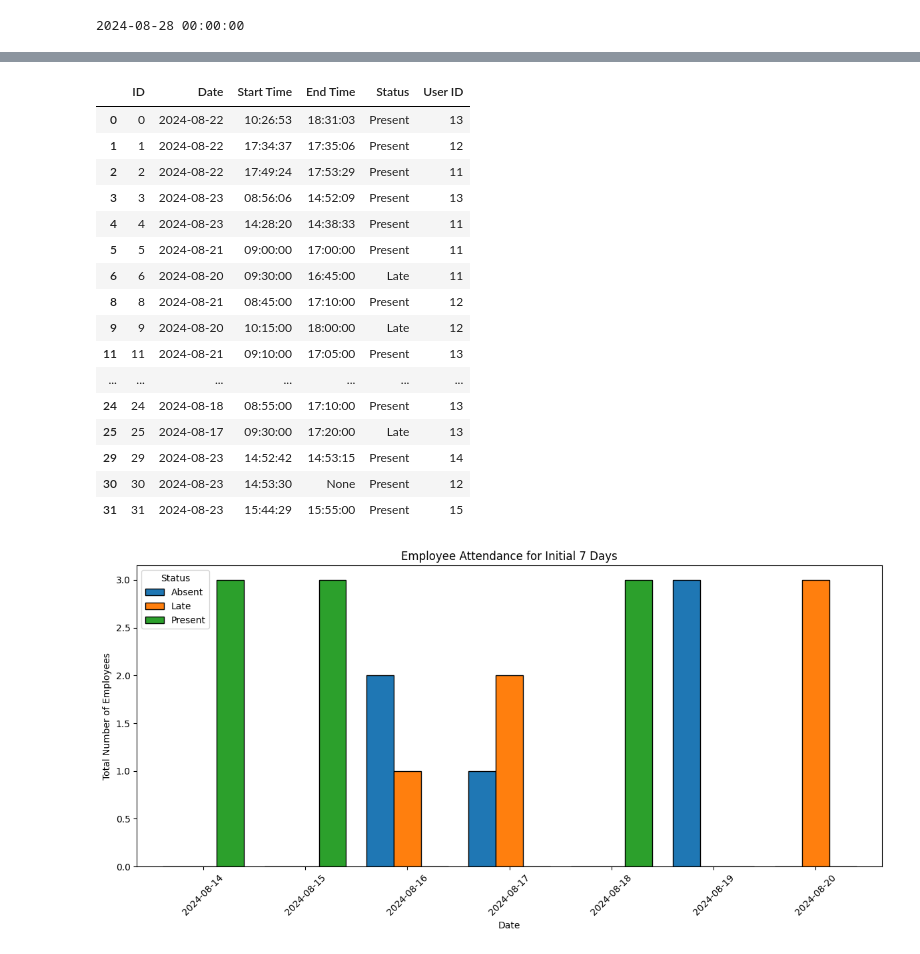
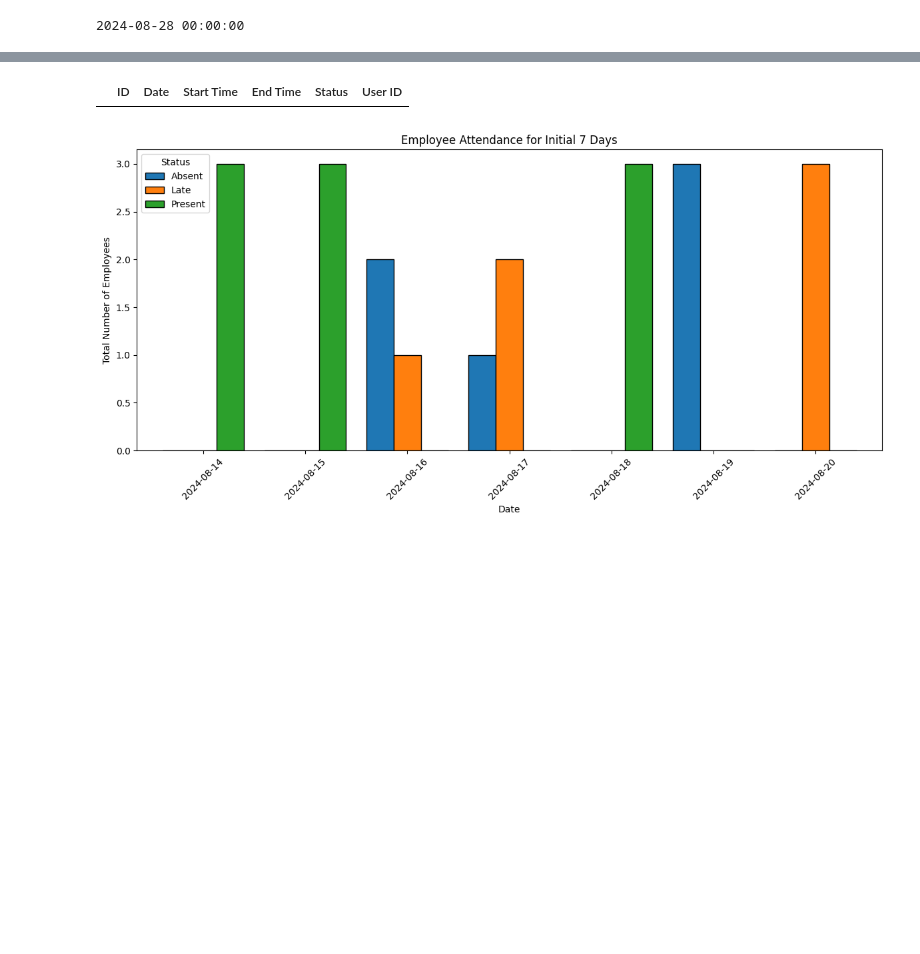
Before and after one commit to parn-jain/Sales_Tracker_deployment, a Jupyter notebook: Attendence-Analysis.py.ipynb, the cells around one changed output, grey strips where cells are left out. Drawn from its saved outputs; the diff is of its cells as text; code cells hidden in the pictures; blank space fills up the shorter version.

```diff
--- a/Attendence-Analysis.py.ipynb
+++ b/Attendence-Analysis.py.ipynb
@@ -106,23 +110,7 @@ plt.tight_layout()
 # %%
-week[~(week['Status'] == 'Absent')]
+week[(week['Status'] == 'Absent')]
 # %% [output]
 |  | ID | Date | Start Time | End Time | Status | User ID |
-| 0 | 0 | 2024-08-22 | 10:26:53 | 18:31:03 | Present | 13 |
-| 1 | 1 | 2024-08-22 | 17:34:37 | 17:35:06 | Present | 12 |
-| 2 | 2 | 2024-08-22 | 17:49:24 | 17:53:29 | Present | 11 |
-| 3 | 3 | 2024-08-23 | 08:56:06 | 14:52:09 | Present | 13 |
-| 4 | 4 | 2024-08-23 | 14:28:20 | 14:38:33 | Present | 11 |
-| 5 | 5 | 2024-08-21 | 09:00:00 | 17:00:00 | Present | 11 |
-| 6 | 6 | 2024-08-20 | 09:30:00 | 16:45:00 | Late | 11 |
-| 8 | 8 | 2024-08-21 | 08:45:00 | 17:10:00 | Present | 12 |
-| 9 | 9 | 2024-08-20 | 10:15:00 | 18:00:00 | Late | 12 |
-| 11 | 11 | 2024-08-21 | 09:10:00 | 17:05:00 | Present | 13 |
-| ... | ... | ... | ... | ... | ... | ... |
-| 24 | 24 | 2024-08-18 | 08:55:00 | 17:10:00 | Present | 13 |
-| 25 | 25 | 2024-08-17 | 09:30:00 | 17:20:00 | Late | 13 |
-| 29 | 29 | 2024-08-23 | 14:52:42 | 14:53:15 | Present | 14 |
-| 30 | 30 | 2024-08-23 | 14:53:30 | None | Present | 12 |
-| 31 | 31 | 2024-08-23 | 15:44:29 | 15:55:00 | Present | 15 |
 # %%
 df['Date'] = pd.to_datetime(df['Date'])
 
```
Also changed, not shown: parts of 4 cells of this notebook, 17 other files.
